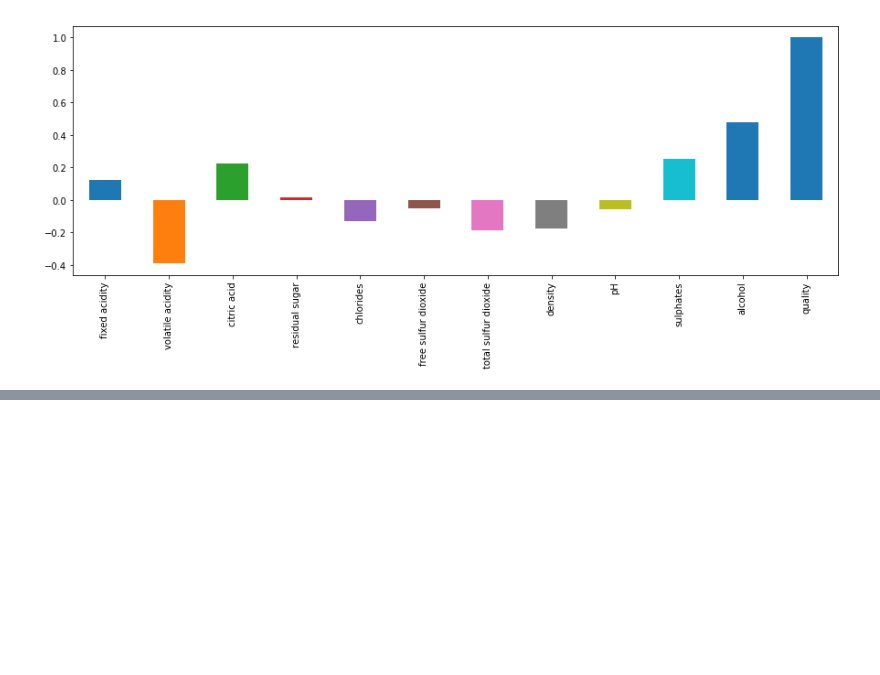
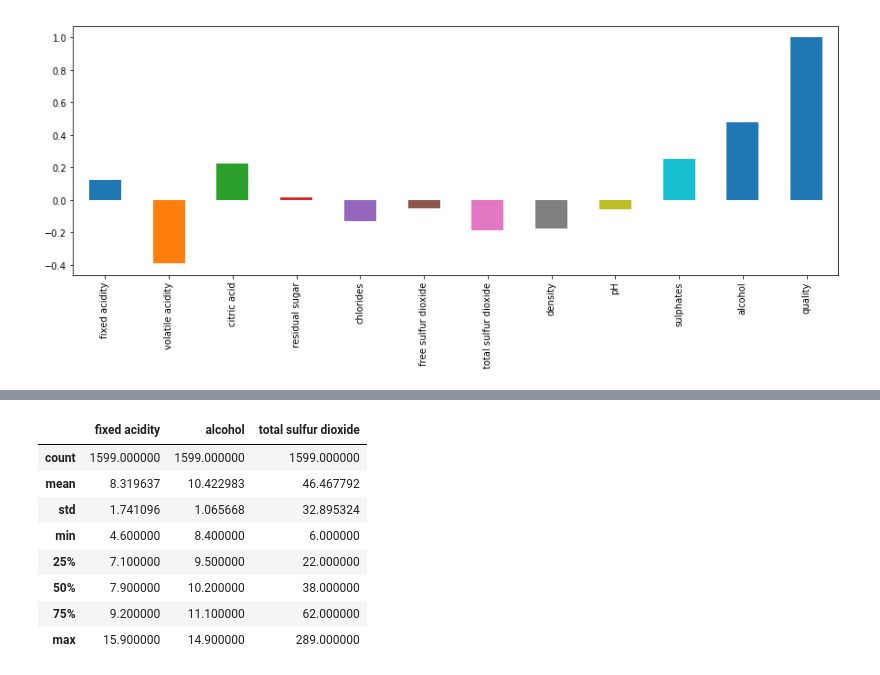
Before and after one commit to shauryashaurya/ML_Intro, a Jupyter notebook: Decision Trees.ipynb, the cells around one changed output, grey strips where cells are left out. Saved outputs shown, nothing was run; the diff lists cells and outputs as text; code cells hidden in the pictures; blank space fills up the shorter version.

```diff
--- a/Decision Trees.ipynb
+++ b/Decision Trees.ipynb
@@ -180,0 +231,19 @@ So let's select some that show large correlation **and** vary a lot
+# %%
+# prediction target or 'y'
+y = red_wine_data['quality']
+# chosen features
+interesting_features = ['fixed acidity','alcohol','total sulfur dioxide']
+X = red_wine_data[interesting_features]
+# want to look at X?
+# X.head()
+X.describe()
+# %% [output]
+|  | fixed acidity | alcohol | total sulfur dioxide |
+| count | 1599.000000 | 1599.000000 | 1599.000000 |
+| mean | 8.319637 | 10.422983 | 46.467792 |
+| std | 1.741096 | 1.065668 | 32.895324 |
+| min | 4.600000 | 8.400000 | 6.000000 |
+| 25% | 7.100000 | 9.500000 | 22.000000 |
+| 50% | 7.900000 | 10.200000 | 38.000000 |
+| 75% | 9.200000 | 11.100000 | 62.000000 |
+| max | 15.900000 | 14.900000 | 289.000000 |
```
Also changed, not shown: parts of 10 cells of this notebook.
